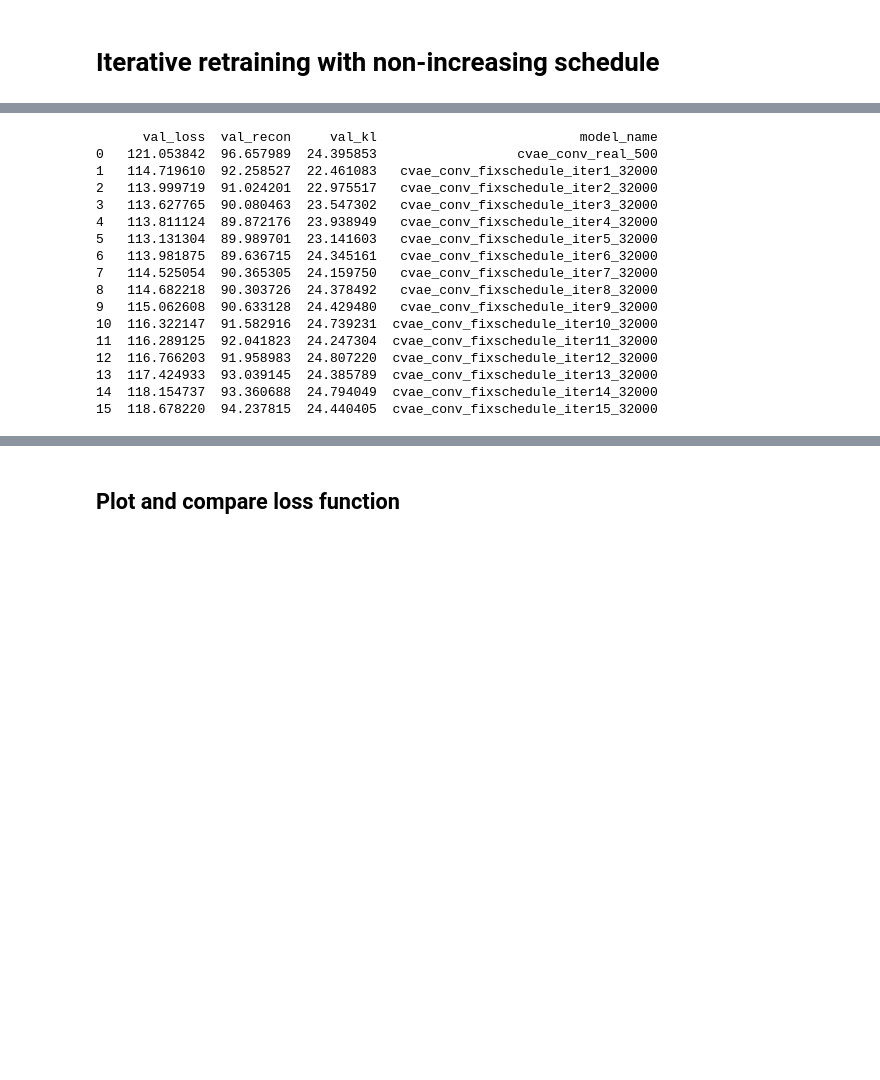
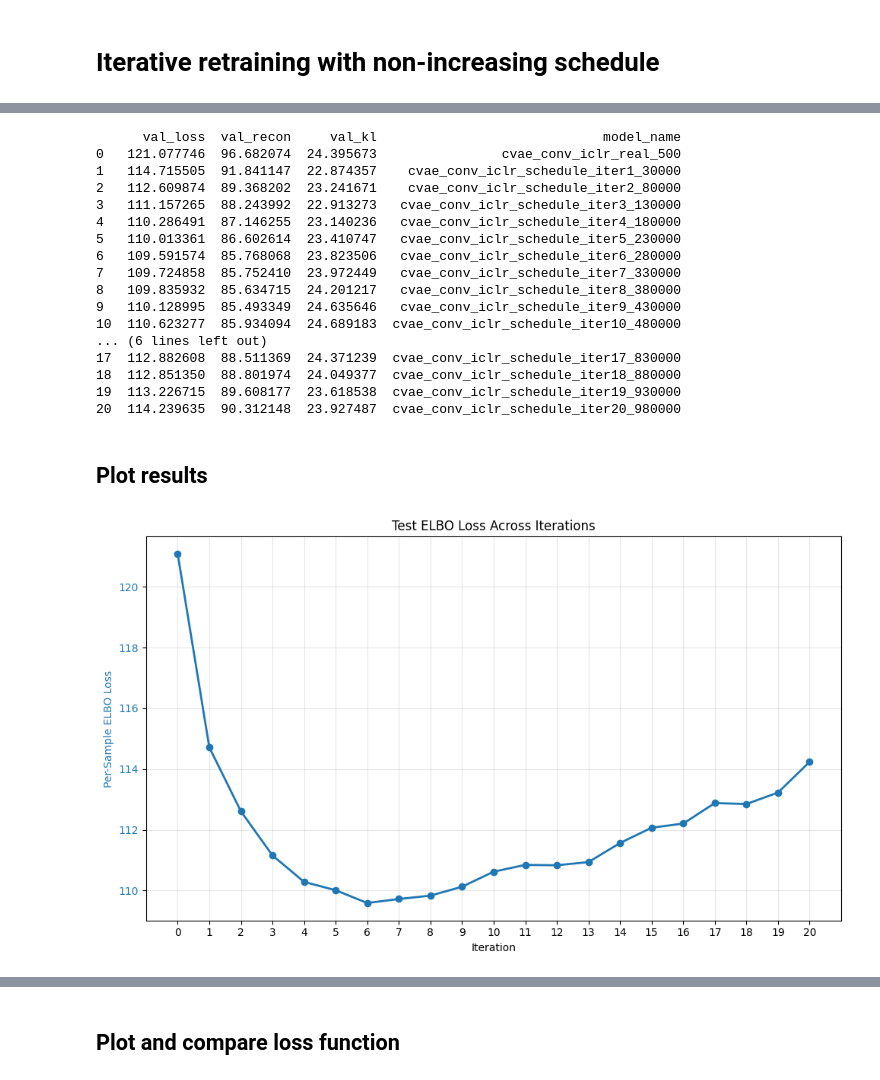
Before and after one commit to liuqiyuanhhh/Verified-Synthetic-Data, a Jupyter notebook: MNIST/iter_retrain_with_prompt.ipynb, the cells around one changed output, grey strips where cells are left out. Saved outputs shown, nothing was run; the diff lists cells and outputs as text; code cells hidden in the pictures; blank space fills up the shorter version.

Commit message:
added iclr setting

```diff
--- a/MNIST/iter_retrain_with_prompt.ipynb
+++ b/MNIST/iter_retrain_with_prompt.ipynb
@@ -60,7 +60,7 @@ valid_subset = utils.get_balanced_subset(full_digit_indices, [100,1100])
 valid_dataset = Subset(full_dataset, valid_subset)
 valid_loader = DataLoader(valid_dataset, batch_size=128, shuffle=True)
 
-this_model = models.CVAE(input_dim=784, label_dim=10, latent_dim=20, name=f"cvae_conv_real_{init_size}",arch="conv").to(device)
+this_model = models.CVAE(input_dim=784, label_dim=10, latent_dim=20, name=f"cvae_conv_iclr_real_{init_size}",arch="conv").to(device)
 train_helper.train_model(this_model, init_loader, device, epochs=200, lr=1e-3, patience=5, verbose=False)
 val_loss, val_recon, val_kl = train_helper.calculate_validation_loss(this_model, test_loader, device)
 test_results["val_loss"].append(val_loss)
@@ -253,11 +268,12 @@ test_results
 # %%
-size_schedule_fix = [init_size]+[32000]*15
+
 all_models = [this_model]
 
 for i,synthetic_size in enumerate(size_schedule_fix):
     if i == 0:
         continue
     # Train Discriminator
+    synthetic_size = int(synthetic_size)
     discriminator_dataset = data_helper.prepare_discriminator_dataset(full_dataset, this_model, device)
     disc_loader = DataLoader(discriminator_dataset, batch_size=128, shuffle=True)
 
@@ -271,7 +287,7 @@ for i,synthetic_size in enumerate(size_schedule_fix):
 
     # Train Synthetic Model
     synthetic_loader = data_helper.create_directory_based_dataloader(synthetic_data_load_path,batch_size=128)
-    synthetic_model = models.CVAE(input_dim=784, label_dim=10,latent_dim=20, name=f"cvae_conv_fixschedule_iter{i}_{synthetic_size}",arch="conv").to(device)
+    synthetic_model = models.CVAE(input_dim=784, label_dim=10,latent_dim=20, name=f"cvae_conv_iclr_schedule_iter{i}_{synthetic_size}",arch="conv").to(device)
     train_helper.train_model(synthetic_model, synthetic_loader, device, epochs=200, lr=1e-3, patience=5, verbose=False)
 
     this_model = synthetic_model
@@ -284,7 +300,9 @@ for i,synthetic_size in enumerate(size_schedule_fix):
     test_results["val_kl"].append(val_kl)
     test_results["model_name"].append(this_model.get_name())
 
+
     print(f"Iteration {i} - Ending model: {this_model.get_name()}, Test Loss: {test_results['val_loss'][-1]:.4f} - Test KL: {test_results['val_kl'][-1]:.4f} - Test Recon: {test_results['val_recon'][-1]:.4f}")
+    # utils.save_model(this_model, this_model.name, model_saved_path)
 
     del synthetic_loader
     del disc_model
@@ -311,21 +329,21 @@ Iteration 15 - Ending model: cvae_conv_fixschedule_iter15_32000, Test Loss: 118.
 # %%
-res_table_fixsize = pd.DataFrame.from_dict(test_results, orient='columns')
-print(res_table_fixsize)
+res_table_delta50K = pd.DataFrame.from_dict(test_results, orient='columns')
+print(res_table_delta50K)
 # %% [output]
-      val_loss  val_recon     val_kl                          model_name
-0   121.053842  96.657989  24.395853                  cvae_conv_real_500
-1   114.719610  92.258527  22.461083   cvae_conv_fixschedule_iter1_32000
-2   113.999719  91.024201  22.975517   cvae_conv_fixschedule_iter2_32000
-3   113.627765  90.080463  23.547302   cvae_conv_fixschedule_iter3_32000
-4   113.811124  89.872176  23.938949   cvae_conv_fixschedule_iter4_32000
-5   113.131304  89.989701  23.141603   cvae_conv_fixschedule_iter5_32000
-6   113.981875  89.636715  24.345161   cvae_conv_fixschedule_iter6_32000
-7   114.525054  90.365305  24.159750   cvae_conv_fixschedule_iter7_32000
-8   114.682218  90.303726  24.378492   cvae_conv_fixschedule_iter8_32000
-9   115.062608  90.633128  24.429480   cvae_conv_fixschedule_iter9_32000
-10  116.322147  91.582916  24.739231  cvae_conv_fixschedule_iter10_32000
-11  116.289125  92.041823  24.247304  cvae_conv_fixschedule_iter11_32000
-12  116.766203  91.958983  24.807220  cvae_conv_fixschedule_iter12_32000
-13  117.424933  93.039145  24.385789  cvae_conv_fixschedule_iter13_32000
-14  118.154737  93.360688  24.794049  cvae_conv_fixschedule_iter14_32000
-15  118.678220  94.237815  24.440405  cvae_conv_fixschedule_iter15_32000
+      val_loss  val_recon     val_kl                             model_name
+0   121.077746  96.682074  24.395673                cvae_conv_iclr_real_500
+1   114.715505  91.841147  22.874357    cvae_conv_iclr_schedule_iter1_30000
+2   112.609874  89.368202  23.241671    cvae_conv_iclr_schedule_iter2_80000
+3   111.157265  88.243992  22.913273   cvae_conv_iclr_schedule_iter3_130000
+4   110.286491  87.146255  23.140236   cvae_conv_iclr_schedule_iter4_180000
+5   110.013361  86.602614  23.410747   cvae_conv_iclr_schedule_iter5_230000
+6   109.591574  85.768068  23.823506   cvae_conv_iclr_schedule_iter6_280000
+7   109.724858  85.752410  23.972449   cvae_conv_iclr_schedule_iter7_330000
+8   109.835932  85.634715  24.201217   cvae_conv_iclr_schedule_iter8_380000
+9   110.128995  85.493349  24.635646   cvae_conv_iclr_schedule_iter9_430000
+10  110.623277  85.934094  24.689183  cvae_conv_iclr_schedule_iter10_480000
+... (6 lines left out)
+17  112.882608  88.511369  24.371239  cvae_conv_iclr_schedule_iter17_830000
+18  112.851350  88.801974  24.049377  cvae_conv_iclr_schedule_iter18_880000
+19  113.226715  89.608177  23.618538  cvae_conv_iclr_schedule_iter19_930000
+20  114.239635  90.312148  23.927487  cvae_conv_iclr_schedule_iter20_980000
@@ -331,0 +352,28 @@ print(res_table_fixsize)
+# %% [markdown]
+## Plot results
+# %%
+import matplotlib.pyplot as plt
+
+# Create figure and axis
+fig, ax1 = plt.subplots(figsize=(10, 6))
+
+# Plot val_loss on primary y-axis
+color = 'tab:blue'
+ax1.set_xlabel('Iteration')
+ax1.set_ylabel('Per-Sample ELBO Loss', color=color)
+line1 = ax1.plot(range(len(res_table_delta50K['val_loss'])), res_table_delta50K['val_loss'],
+                 color=color, marker='o', linewidth=2, markersize=6, label='Testing Loss')
+ax1.tick_params(axis='y', labelcolor=color)
+ax1.grid(True, alpha=0.3)
+
+ax1.set_xticks(range(len(res_table_delta50K['val_loss'])))
+ax1.set_xticklabels(range(len(res_table_delta50K['val_loss'])))
+
+# Add title
+plt.title('Test ELBO Loss Across Iterations')
+
+# Adjust layout and show
+plt.tight_layout()
+plt.show()
+# %% [output]
+[figure, added]
```
Also changed, not shown: parts of 14 cells of this notebook, 1 other file.
